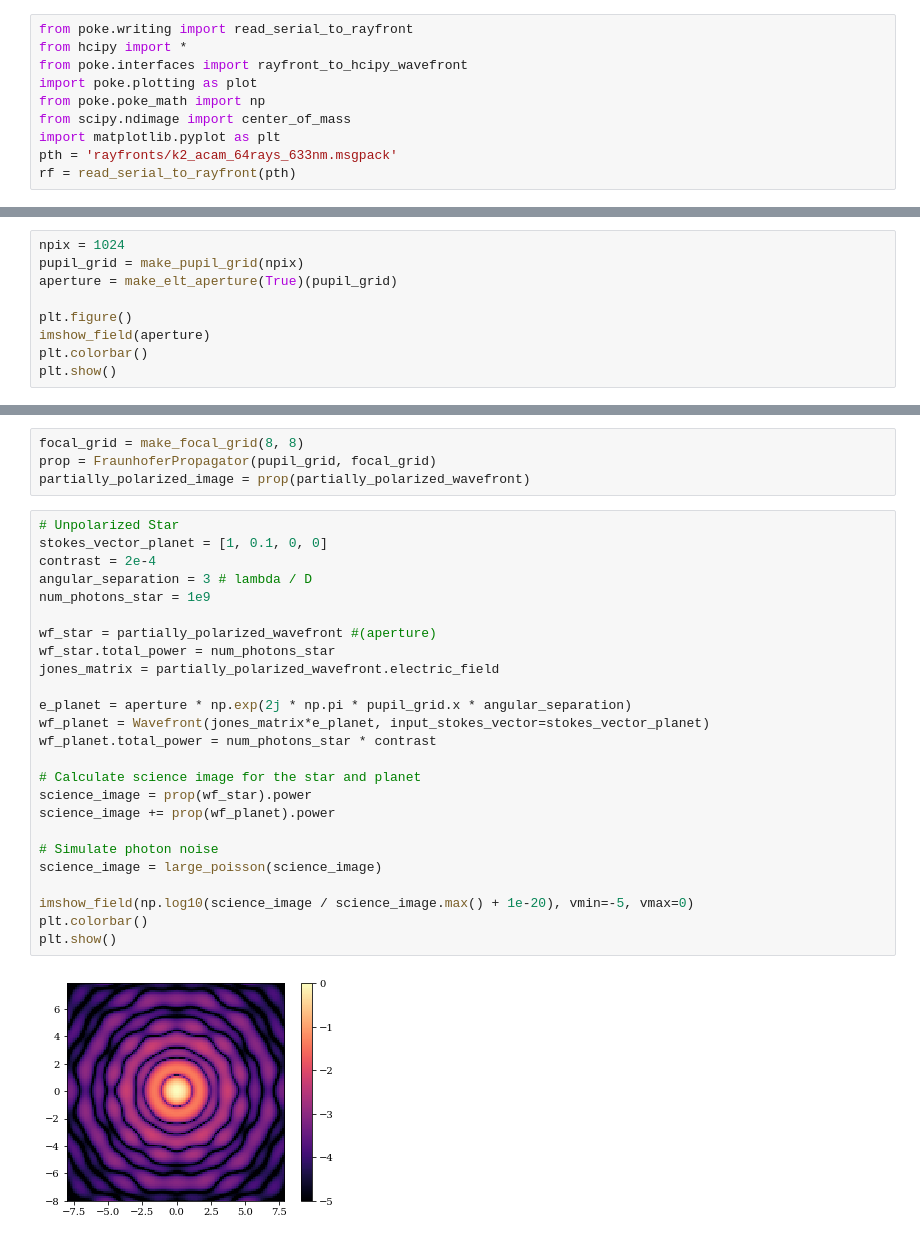
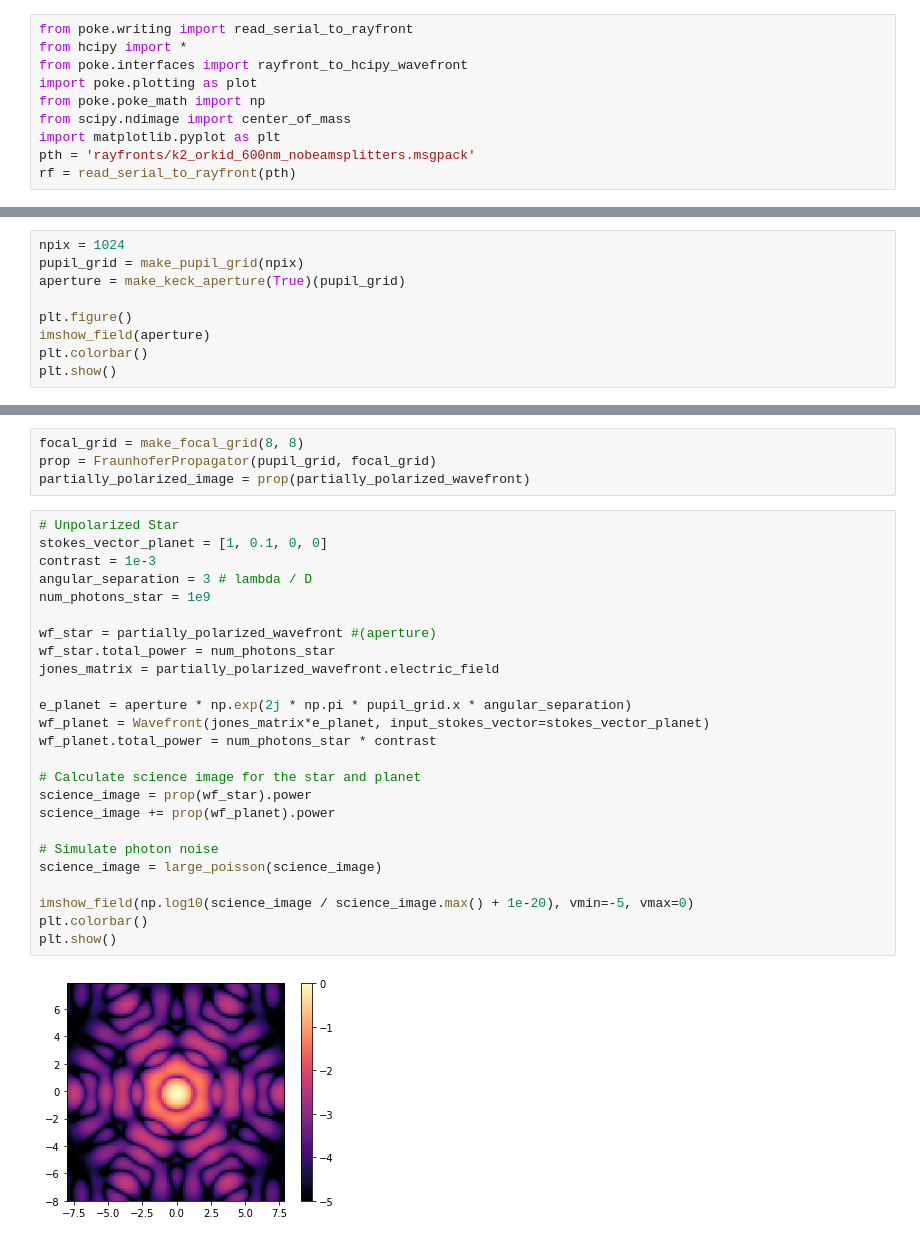
Before and after one commit to Jashcraf/keck-polarization, a Jupyter notebook: aperture_polarimetry.ipynb, the cells around one changed output, grey strips where cells are left out. Saved outputs shown, nothing was run; the diff lists cells and outputs as text.

```diff
--- a/aperture_polarimetry.ipynb
+++ b/aperture_polarimetry.ipynb
@@ -10,7 +10,7 @@ import poke.plotting as plot
 from poke.poke_math import np
 from scipy.ndimage import center_of_mass
 import matplotlib.pyplot as plt
-pth = 'rayfronts/k2_acam_64rays_633nm.msgpack'
+pth = 'rayfronts/k2_orkid_600nm_nobeamsplitters.msgpack'
 rf = read_serial_to_rayfront(pth)
 # %%
 plot.jones_pupil(rf)
@@ -127,7 +186,7 @@ Now we construct a polarization model with HCIPy, follow the example!
 # %%
 npix = 1024
 pupil_grid = make_pupil_grid(npix)
-aperture = make_elt_aperture(True)(pupil_grid)
+aperture = make_keck_aperture(True)(pupil_grid)
 
 plt.figure()
 imshow_field(aperture)
@@ -152,28 +210,28 @@ partially_polarized_image = prop(partially_polarized_wavefront)
 # %%
 # Unpolarized Star
 stokes_vector_planet = [1, 0.1, 0, 0]
-contrast = 2e-4
+contrast = 1e-3
 angular_separation = 3 # lambda / D
 num_photons_star = 1e9
 
 wf_star = partially_polarized_wavefront #(aperture)
 wf_star.total_power = num_photons_star
 jones_matrix = partially_polarized_wavefront.electric_field
 
 e_planet = aperture * np.exp(2j * np.pi * pupil_grid.x * angular_separation)
 wf_planet = Wavefront(jones_matrix*e_planet, input_stokes_vector=stokes_vector_planet)
 wf_planet.total_power = num_photons_star * contrast
 
 # Calculate science image for the star and planet
 science_image = prop(wf_star).power
 science_image += prop(wf_planet).power
 
 # Simulate photon noise
 science_image = large_poisson(science_image)
 
 imshow_field(np.log10(science_image / science_image.max() + 1e-20), vmin=-5, vmax=0)
 plt.colorbar()
 plt.show()
 # %% [output]
-[figure, old version]
+[figure, new version]
 # %%
```
Also changed, not shown: parts of 25 cells of this notebook, 9 other files.
